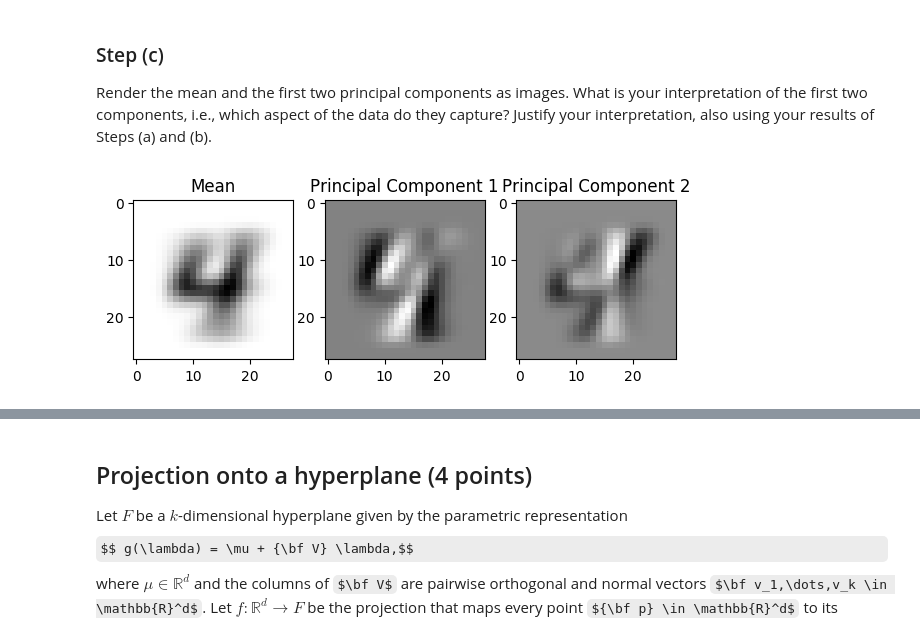
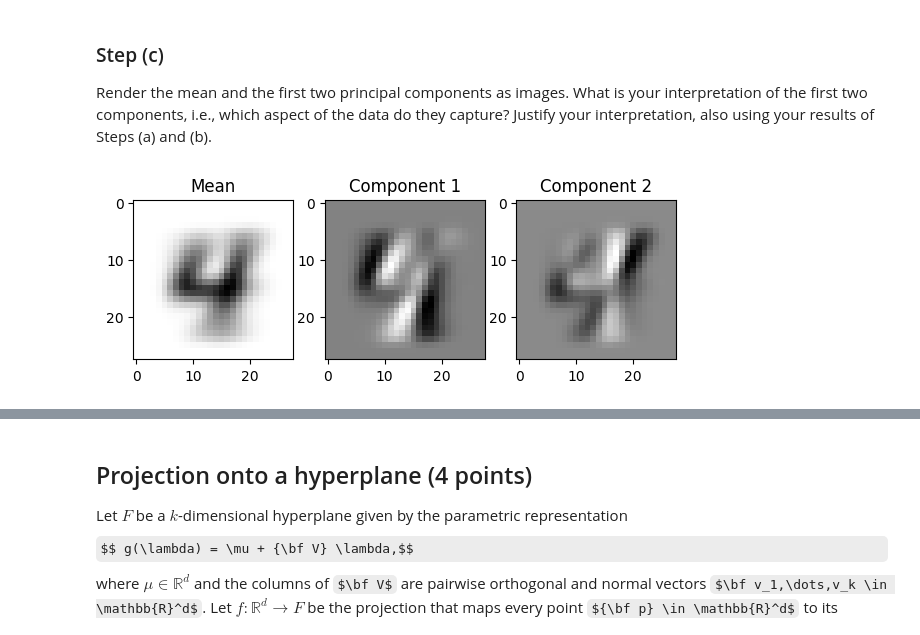
Before and after one commit to LuisArmandoPerez/Assignment_3FDM, a Jupyter notebook: Assignment 3.ipynb, the cells around one changed output, grey strips where cells are left out. Drawn from its saved outputs; the diff is of its cells as text; code cells hidden in the pictures; some formulas as TeX source.

```diff
--- a/Assignment 3.ipynb
+++ b/Assignment 3.ipynb
@@ -317,15 +317,15 @@ As we have seen previously in the linear combination, the images behave approxim
 ### Step (c)
 Render the mean and the first two principal components as images. What is your interpretation of the first two components, i.e., which aspect of the data do they capture? Justify your interpretation, also using your results of Steps (a) and (b).
 # %%
-# create subplot
+# create subplot with mean, and principal components
 fig, axs = plt.subplots(1,3, figsize=(7,5))
 axs = axs.ravel()
-title = ['Mean', 'Principal Component 1', 'Principal Component 2']
+title = ['Mean', 'Component 1', 'Component 2']
 i=0
-for p, ax in zip([pca.mean_ , pca.components_[0], pca.components_[1]], axs):
+for p, ax in zip([pca.mean_ , pca.components_[0], pca.components_[1]], axs):#Just plot mean and components
     ax.set_title(title[i])
     ax.imshow(p.reshape(28,28),cmap='gray_r')
     i += 1
 plt.show();
 # %% [output]
-[figure, old version]
+[figure, new version]
```
Also changed, not shown: parts of 2 cells of this notebook.
